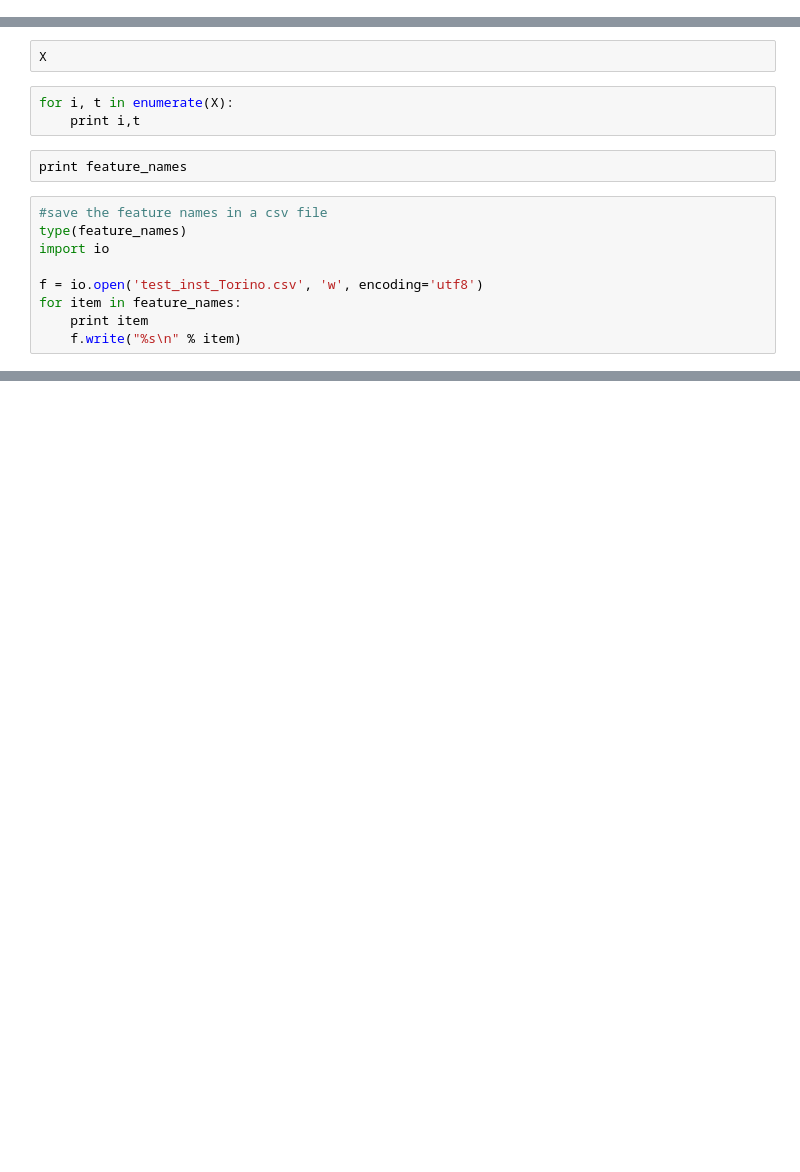
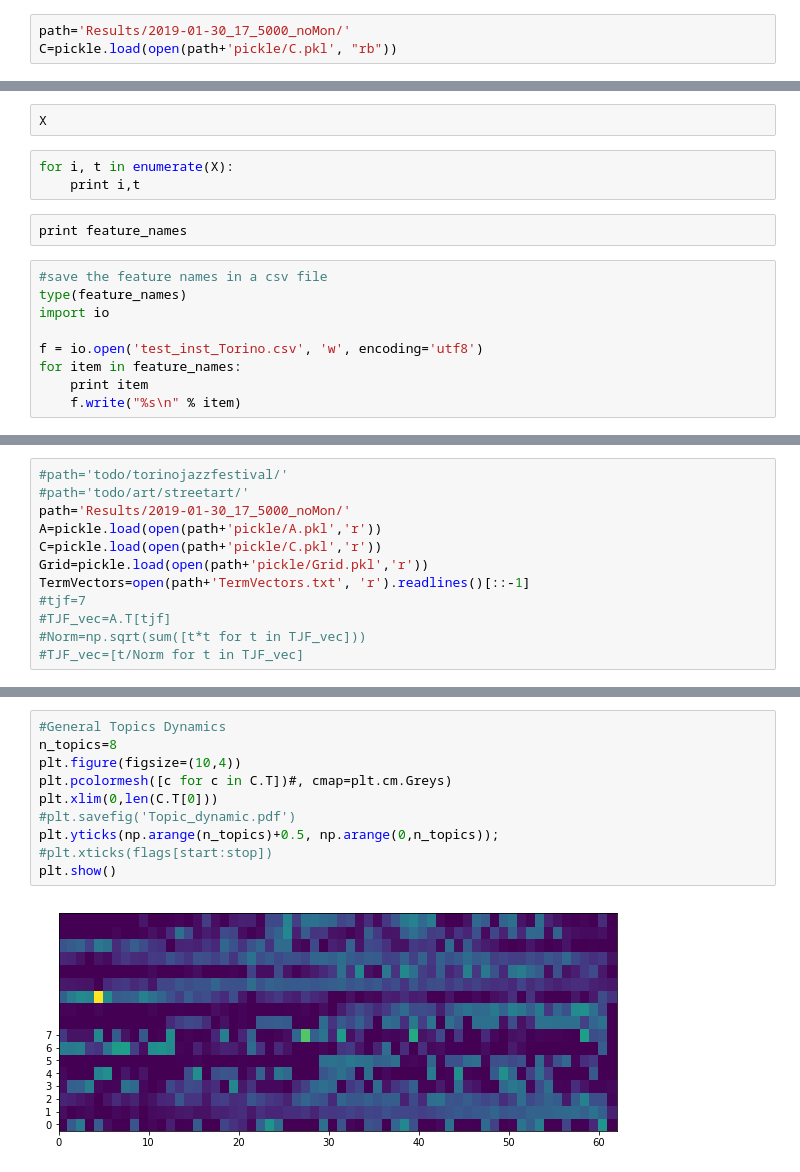
Before and after one commit to EArtiges/Lagrange_Progetto, a Jupyter notebook: TorInstagram_Git.ipynb, the cells around one changed output, grey strips where cells are left out. Drawn from its saved outputs; the diff is of its cells as text; blank space fills up the shorter version.

```diff
--- a/TorInstagram_Git.ipynb
+++ b/TorInstagram_Git.ipynb
@@ -1271,0 +1295,3 @@ seasons
+# %%
+path='Results/2019-01-30_17_5000_noMon/'
+C=pickle.load(open(path+'pickle/C.pkl', "rb"))
@@ -1520,0 +1445,12 @@ False
+# %%
+#path='todo/torinojazzfestival/'
+#path='todo/art/streetart/'
+path='Results/2019-01-30_17_5000_noMon/'
+A=pickle.load(open(path+'pickle/A.pkl','r'))
+C=pickle.load(open(path+'pickle/C.pkl','r'))
+Grid=pickle.load(open(path+'pickle/Grid.pkl','r'))
+TermVectors=open(path+'TermVectors.txt', 'r').readlines()[::-1]
+#tjf=7
+#TJF_vec=A.T[tjf]
+#Norm=np.sqrt(sum([t*t for t in TJF_vec]))
+#TJF_vec=[t/Norm for t in TJF_vec]
@@ -1520,0 +1478,12 @@ False
+# %%
+#General Topics Dynamics
+n_topics=8
+plt.figure(figsize=(10,4))
+plt.pcolormesh([c for c in C.T])#, cmap=plt.cm.Greys)
+plt.xlim(0,len(C.T[0]))
+#plt.savefig('Topic_dynamic.pdf')
+plt.yticks(np.arange(n_topics)+0.5, np.arange(0,n_topics));
+#plt.xticks(flags[start:stop])
+plt.show()
+# %% [output]
+[figure, added]
```
Also changed, not shown: parts of 75 cells of this notebook, 15 other files.
